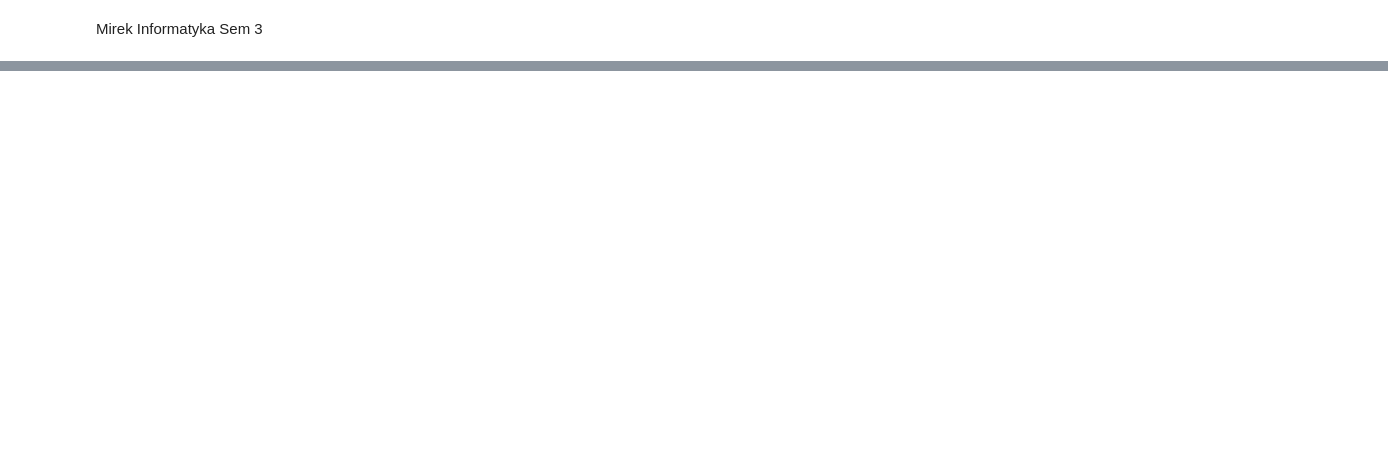
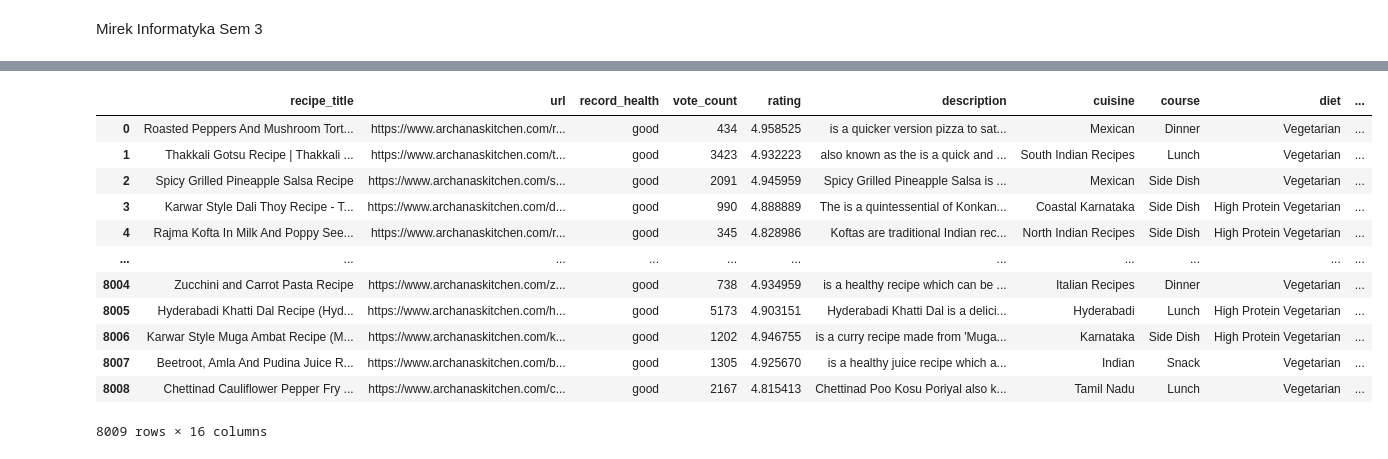
Before and after one commit to Eruverio95/DataScience, a Jupyter notebook: Lab1/JupyterNotebook.ipynb, the cells around one changed output, grey strips where cells are left out. Cells and saved outputs as stored; diff of their text form; code cells hidden in the pictures; blank space fills up the shorter version.

```diff
--- a/Lab1/JupyterNotebook.ipynb
+++ b/Lab1/JupyterNotebook.ipynb
@@ -63,0 +151,7 @@ for key, value in person.items():
+# %%
+# Zad 7 Ladowanie i przeglad danych
+#import pandas as pd
+
+df = pd.read_csv('https://raw.githubusercontent.com/softhints/Pandas-Exercises-Projects/main/data/food_recipes.csv')
+df.info()
+df.describe(include='all')
@@ -63,0 +208,17 @@ for key, value in person.items():
+# %%
+df_clean = df.drop_duplicates()
+display(df_clean)
+# %% [output]
+|  | recipe_title | url | record_health | vote_count | rating | description | cuisine | course | diet | ... |
+| 0 | Roasted Peppers And Mushroom Tort... | https://www.archanaskitchen.com/r... | good | 434 | 4.958525 | is a quicker version pizza to sat... | Mexican | Dinner | Vegetarian | ... |
+| 1 | Thakkali Gotsu Recipe | Thakkali ... | https://www.archanaskitchen.com/t... | good | 3423 | 4.932223 | also known as the is a quick and ... | South Indian Recipes | Lunch | Vegetarian | ... |
+| 2 | Spicy Grilled Pineapple Salsa Recipe | https://www.archanaskitchen.com/s... | good | 2091 | 4.945959 | Spicy Grilled Pineapple Salsa is ... | Mexican | Side Dish | Vegetarian | ... |
+| 3 | Karwar Style Dali Thoy Recipe - T... | https://www.archanaskitchen.com/d... | good | 990 | 4.888889 | The is a quintessential of Konkan... | Coastal Karnataka | Side Dish | High Protein Vegetarian | ... |
+| 4 | Rajma Kofta In Milk And Poppy See... | https://www.archanaskitchen.com/r... | good | 345 | 4.828986 | Koftas are traditional Indian rec... | North Indian Recipes | Side Dish | High Protein Vegetarian | ... |
+| ... | ... | ... | ... | ... | ... | ... | ... | ... | ... | ... |
+| 8004 | Zucchini and Carrot Pasta Recipe | https://www.archanaskitchen.com/z... | good | 738 | 4.934959 | is a healthy recipe which can be ... | Italian Recipes | Dinner | Vegetarian | ... |
+| 8005 | Hyderabadi Khatti Dal Recipe (Hyd... | https://www.archanaskitchen.com/h... | good | 5173 | 4.903151 | Hyderabadi Khatti Dal is a delici... | Hyderabadi | Lunch | High Protein Vegetarian | ... |
+| 8006 | Karwar Style Muga Ambat Recipe (M... | https://www.archanaskitchen.com/k... | good | 1202 | 4.946755 | is a curry recipe made from 'Muga... | Karnataka | Side Dish | High Protein Vegetarian | ... |
+| 8007 | Beetroot, Amla And Pudina Juice R... | https://www.archanaskitchen.com/b... | good | 1305 | 4.925670 | is a healthy juice recipe which a... | Indian | Snack | Vegetarian | ... |
+| 8008 | Chettinad Cauliflower Pepper Fry ... | https://www.archanaskitchen.com/c... | good | 2167 | 4.815413 | Chettinad Poo Kosu Poriyal also k... | Tamil Nadu | Lunch | Vegetarian | ... |
+8009 rows × 16 columns
```
Also changed, not shown: parts of 8 cells of this notebook.
